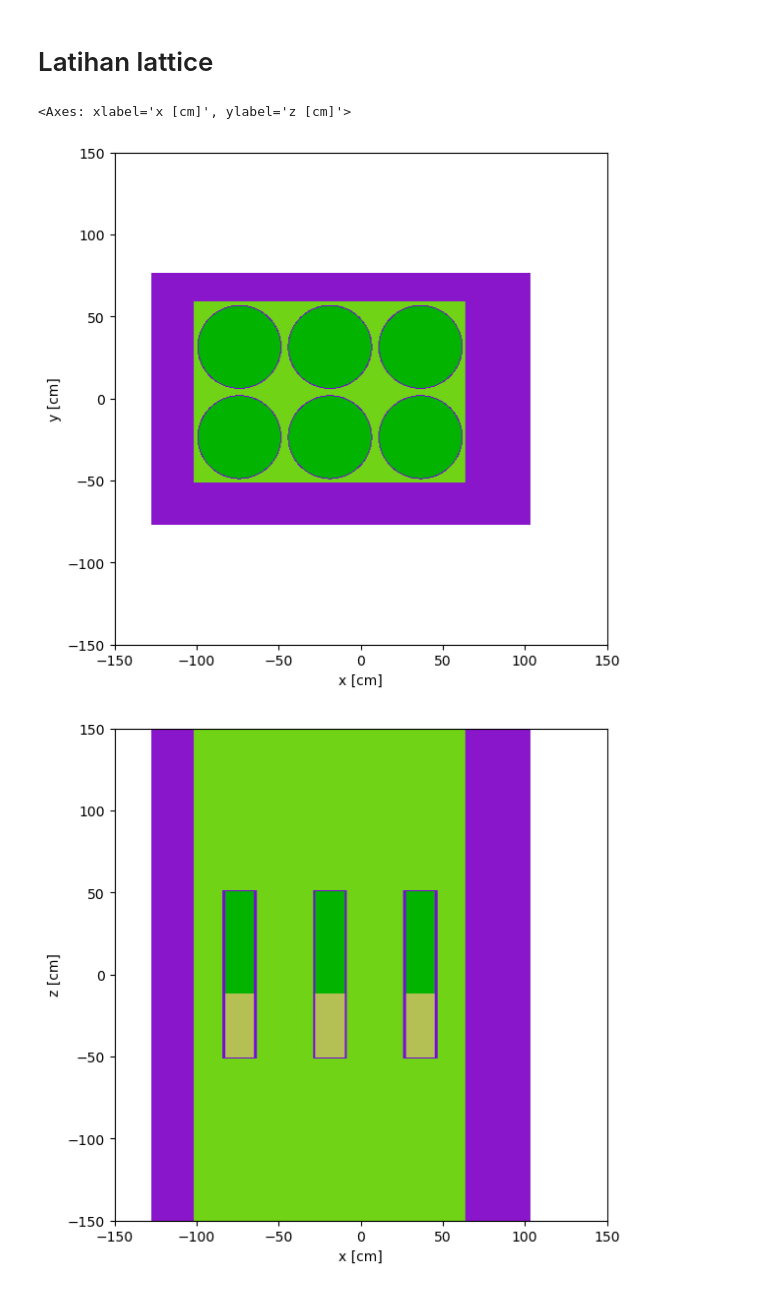
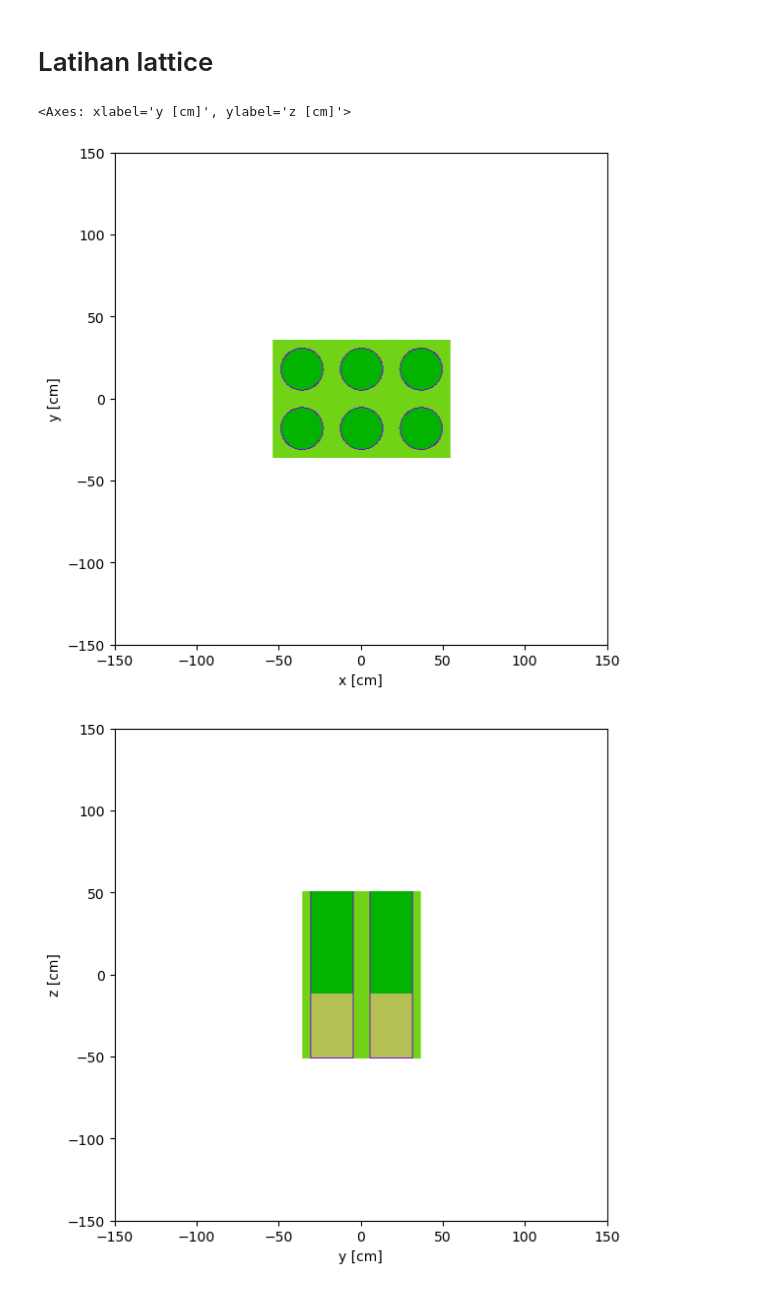
Before and after one commit to dhiyasalmas/openmc, a Jupyter notebook: Hexahedral_Lattice.ipynb, the cells around one changed output. Drawn from its saved outputs; the diff is of its cells as text; code cells hidden in the pictures.

```diff
--- a/Hexahedral_Lattice.ipynb
+++ b/Hexahedral_Lattice.ipynb
@@ -26,11 +26,14 @@ materials.export_to_xml()
 material_colors = {Plutonium_nitrate : 'red', Stainless_steel : 'black'}
 # %%
 #Bahan Bakar
-Jari_jari_plutoniumnitrate = 24.98
-Jari_jari_SS = 25.58
+inner_diameter = 24.98
+tank_thickness = 0.6
+Jari_jari_plutoniumnitrate = inner_diameter/2
+Jari_jari_SS = (inner_diameter+2*tank_thickness)/2
 Panjang_plutoniumnitrate = 39.24
 Panjang_SS = 101.70
-jarak_antar_fuel = 10
+surface_separation = 10
+pitch = surface_separation+inner_diameter+2*tank_thickness
 
 Plutonium_silinder = openmc.ZCylinder(r=Jari_jari_plutoniumnitrate)
 SS_silinder = openmc.ZCylinder(r=Jari_jari_SS)
@@ -44,12 +47,15 @@ t_SStutup = openmc.ZPlane(z0=Panjang_SS/2+1, boundary_type='vacuum')
 b_SStutup = openmc.ZPlane(z0=Panjang_SS/2, boundary_type='vacuum')
 
 #Kubus
-kiri = openmc.XPlane(x0=-Jari_jari_SS*5, boundary_type='vacuum')
-kanan = openmc.XPlane(x0=Jari_jari_SS*4, boundary_type='vacuum')
-depan = openmc.YPlane(y0=-(Jari_jari_SS)*3, boundary_type='vacuum')
-belakang = openmc.YPlane(y0=(Jari_jari_SS)*3, boundary_type='vacuum')
-bawah = openmc.ZPlane(z0=Panjang_SS*3, boundary_type='vacuum')
-atas = openmc.ZPlane(z0=-Panjang_SS*3, boundary_type='vacuum')
+boundary_width = ((inner_diameter+2*tank_thickness)*3+surface_separation*3)/2
+boundary_length = ((inner_diameter+2*tank_thickness)*2+surface_separation*2)/2
+boundary_height =  (Panjang_SS)/2
+kiri = openmc.XPlane(x0=-boundary_width, boundary_type='vacuum')
+kanan = openmc.XPlane(x0=boundary_width, boundary_type='vacuum')
+depan = openmc.YPlane(y0=-boundary_length, boundary_type='vacuum')
+belakang = openmc.YPlane(y0=boundary_length, boundary_type='vacuum')
+bawah = openmc.ZPlane(z0=boundary_height, boundary_type='vacuum')
+atas = openmc.ZPlane(z0=-boundary_height, boundary_type='vacuum')
 
 kubus = +kiri & -kanan & +depan & -belakang & -bawah & +atas
 
@@ -72,8 +78,8 @@ Void_universe = openmc.Universe(cells=[Void_cell])
 
 # Lattice untuk 2 silinder bahan bakar
 lattice = openmc.RectLattice()
-lattice.lower_left = (-Panjang_SS, -Panjang_SS/2) #-panjang/2, -lebar/2
-lattice.pitch = (55.0, 55.0)
+lattice.lower_left = (-boundary_width, -boundary_length) #-panjang/2, -lebar/2
+lattice.pitch = (pitch, pitch)
 lattice.universes = [[Plutonium_universe, Plutonium_universe, Plutonium_universe],
                      [Plutonium_universe, Plutonium_universe, Plutonium_universe]]
 lattice.outer = Void_universe
@@ -83,12 +89,13 @@ kubus_universe = openmc.Universe(cells=[Kubus_cell])
 
 geom = openmc.Geometry(kubus_universe)
 geom.export_to_xml()
-Kubus_cell.plot(basis='xy', width=(300,300), origin=(0,0,0), pixels=(500,500), color_by='cell')
-Kubus_cell.plot(basis='xz', width=(300,300), origin=(0,0,0), pixels=(500,500), color_by='cell')
-# %% [output]
-<Axes: xlabel='x [cm]', ylabel='z [cm]'>
-[figure, removed]
-[figure, removed]
+# %%
+Kubus_cell.plot(basis='xy', width=(300,300), origin=(0,0,0), pixels=(500,500), color_by='cell')
+Kubus_cell.plot(basis='yz', width=(300,300), origin=(0,0,0), pixels=(500,500), color_by='cell')
+# %% [output]
+<Axes: xlabel='y [cm]', ylabel='z [cm]'>
+[figure, added]
+[figure, added]
 # %%
 # Pengaturan simulasi
 import openmc.statepoint
```
Also changed, not shown: parts of 2 cells of this notebook, 2 other files.
